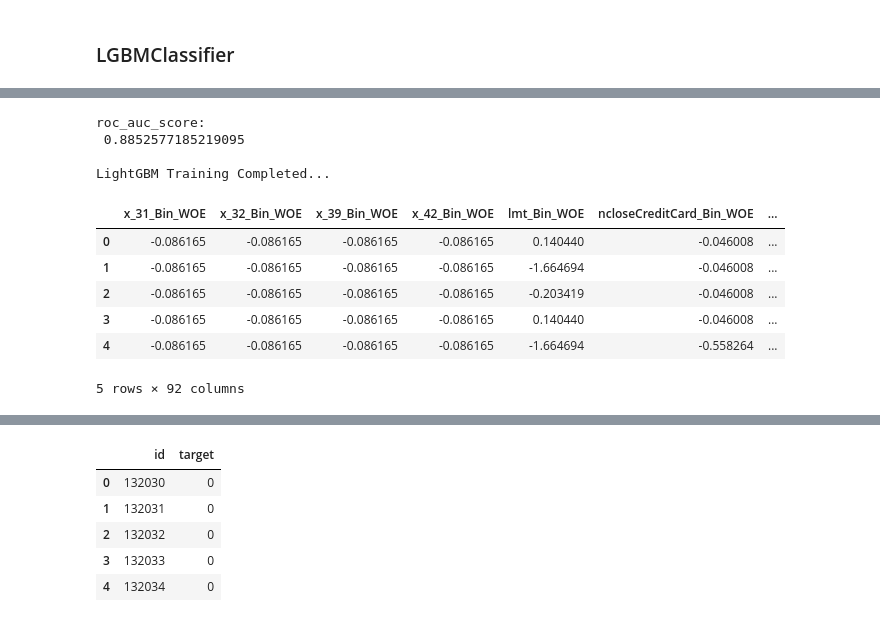
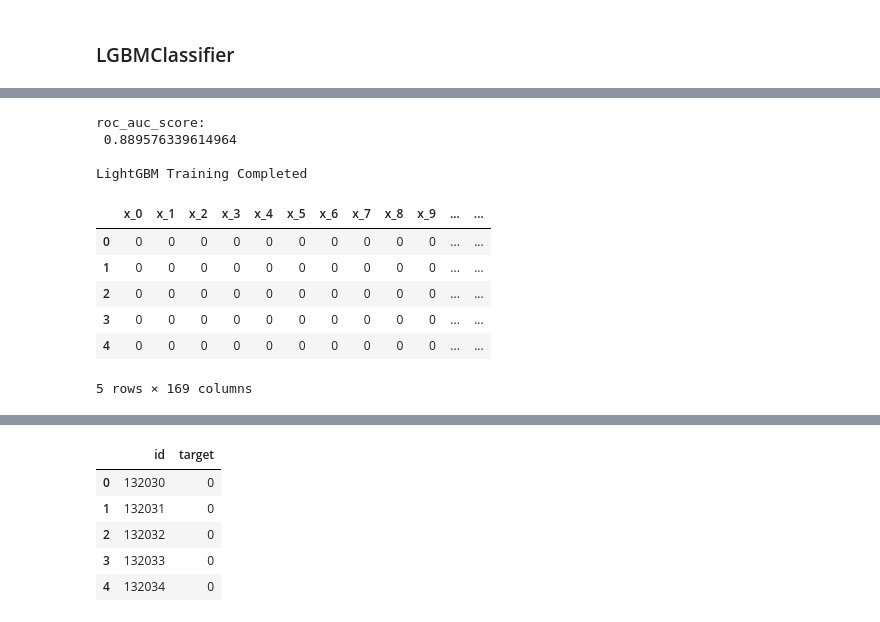
Before and after one commit to baiziru/Ooops, a Jupyter notebook: test.ipynb, the cells around one changed output, grey strips where cells are left out. Cells and saved outputs as stored; diff of their text form; code cells hidden in the pictures.

```diff
--- a/test.ipynb
+++ b/test.ipynb
@@ -1065,0 +1724,7 @@ print(X.columns.tolist())
+# %%
+WOE_cols = []
+for col in X.columns.tolist():
+    if col.find('_WOE') > -1:
+        #WOE_cols.append(col.split('_')[0])
+        WOE_cols.append(col)
+print(WOE_cols)
@@ -1068,7 +1735,7 @@ print(X.columns.tolist())
 from utils import ModifyDf
 testData =  test_x.copy()
 
-for var in X.columns:
+for var in WOE_cols:
     print("begin solve:",var)
     #var1 = var.replace('_Bin_WOE','')
     if var.find('_Bin_WOE')>-1:
@@ -1087,6 +1754,7 @@ for var in X.columns:
     if var1 in merge_bin_dict.keys():
         print("{} need to be regrouped".format(var1))
         testData[var1 + '_Bin'] = testData[var1].map(merge_bin_dict[var1])
+        testData.drop(columns=[var1],axis=1,inplace=True)
 
     elif var1 in continous_merged_dict.keys():
         #(2) 分类变量（取值> 5）
@@ -1099,18 +1767,21 @@ for var in X.columns:
             #故可以用最坏（即最大）的bad rate进行编码
             max_br = max(testData[var1])
             testData[var1] = testData[var1].map(lambda x: ModifyDf(x, max_br))
-
+            testData.drop(columns=[var2],axis=1,inplace=True)
 
         #(3) 连续变量
         #上述处理后，需要加上连续型变量一起进行分箱
         if -999 not in set(testData[var1]):
             print("-999 not in testset",var1)
             testData[var1+'_Bin'] = testData[var1].map(lambda x: AssignBin(x, continous_merged_dict[var1]))
+            testData.drop(columns=[var1],axis=1,inplace=True)
         else:
             print("-999 is in testset",var1)
             testData[var1 + '_Bin'] = testData[var1].map(lambda x: AssignBin(x, continous_merged_dict[var1],[-1,-999]))
+            testData.drop(columns=[var1],axis=1,inplace=True)
 
     #WOE编码
     var3 = var.replace('_WOE','')
     testData[var] = testData[var3].map(WOE_dict[var3])
+    testData.drop(columns=[var3],axis=1,inplace=True)
 # %% [output]
@@ -1145,0 +1809,14 @@ test_data_x.head()
+# %%
+train_WOE_cols = []
+test_WOE_cols = []
+for col in X.columns.tolist():
+    if col.find('_WOE') > -1:
+        train_WOE_cols.append(col)
+
+for col in testData.columns.tolist():
+    if col.find('_WOE') > -1:
+        test_WOE_cols.append(col)
+
+print(set(train_WOE_cols) - set(test_WOE_cols))
+print(set(test_WOE_cols) - set(train_WOE_cols))
+print(len(test_WOE_cols) - len(train_WOE_cols))
@@ -1145,0 +1827,12 @@ test_data_x.head()
+# %%
+col_not_in_testset = []
+test_X = test_x[['id']]
+for col in X.columns:
+    #print("do  {} .....".format(col))
+    if col in testData.columns:
+        test_X[col] = testData[col]
+    else:
+        test_X[col] = 0
+        col_not_in_testset.append(col)
+test_X.drop(columns=['id'], axis=1, inplace=True)
+print("columns not in test data set is [ {} ]".format(col_not_in_testset))
@@ -1230,19 +2012,19 @@ Early stopping, best iteration is:
 # %%
 print("roc_auc_score: \n {}\n".format(roc_auc_score(original_ytest, model_lgb.predict(original_Xtest))))
-print("LightGBM Training Completed...")
+print("LightGBM Training Completed")
 # %% [output]
 roc_auc_score:
- 0.8852577185219095
+ 0.889576339614964
 
-LightGBM Training Completed...
+LightGBM Training Completed
 # %%
-test_data_x.head()
+test_X.head()
 # %% [output]
-|  | x_31_Bin_WOE | x_32_Bin_WOE | x_39_Bin_WOE | x_42_Bin_WOE | lmt_Bin_WOE | ncloseCreditCard_Bin_WOE | ... |
-| 0 | -0.086165 | -0.086165 | -0.086165 | -0.086165 | 0.140440 | -0.046008 | ... |
-| 1 | -0.086165 | -0.086165 | -0.086165 | -0.086165 | -1.664694 | -0.046008 | ... |
-| 2 | -0.086165 | -0.086165 | -0.086165 | -0.086165 | -0.203419 | -0.046008 | ... |
-| 3 | -0.086165 | -0.086165 | -0.086165 | -0.086165 | 0.140440 | -0.046008 | ... |
-| 4 | -0.086165 | -0.086165 | -0.086165 | -0.086165 | -1.664694 | -0.558264 | ... |
+|  | x_0 | x_1 | x_2 | x_3 | x_4 | x_5 | x_6 | x_7 | x_8 | x_9 | ... | ... |
+| 0 | 0 | 0 | 0 | 0 | 0 | 0 | 0 | 0 | 0 | 0 | ... | ... |
+| 1 | 0 | 0 | 0 | 0 | 0 | 0 | 0 | 0 | 0 | 0 | ... | ... |
+| 2 | 0 | 0 | 0 | 0 | 0 | 0 | 0 | 0 | 0 | 0 | ... | ... |
+| 3 | 0 | 0 | 0 | 0 | 0 | 0 | 0 | 0 | 0 | 0 | ... | ... |
+| 4 | 0 | 0 | 0 | 0 | 0 | 0 | 0 | 0 | 0 | 0 | ... | ... |
-5 rows × 92 columns
+5 rows × 169 columns
 # %%
```
Also changed, not shown: parts of 145 cells of this notebook, 1 other file.
